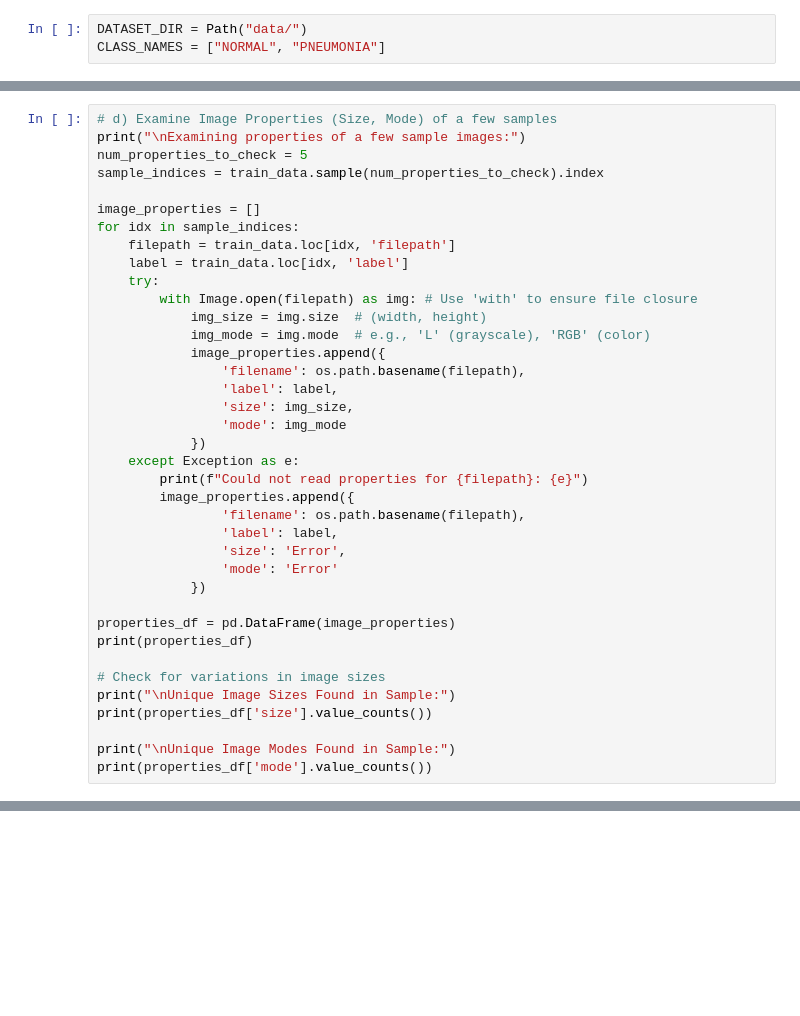
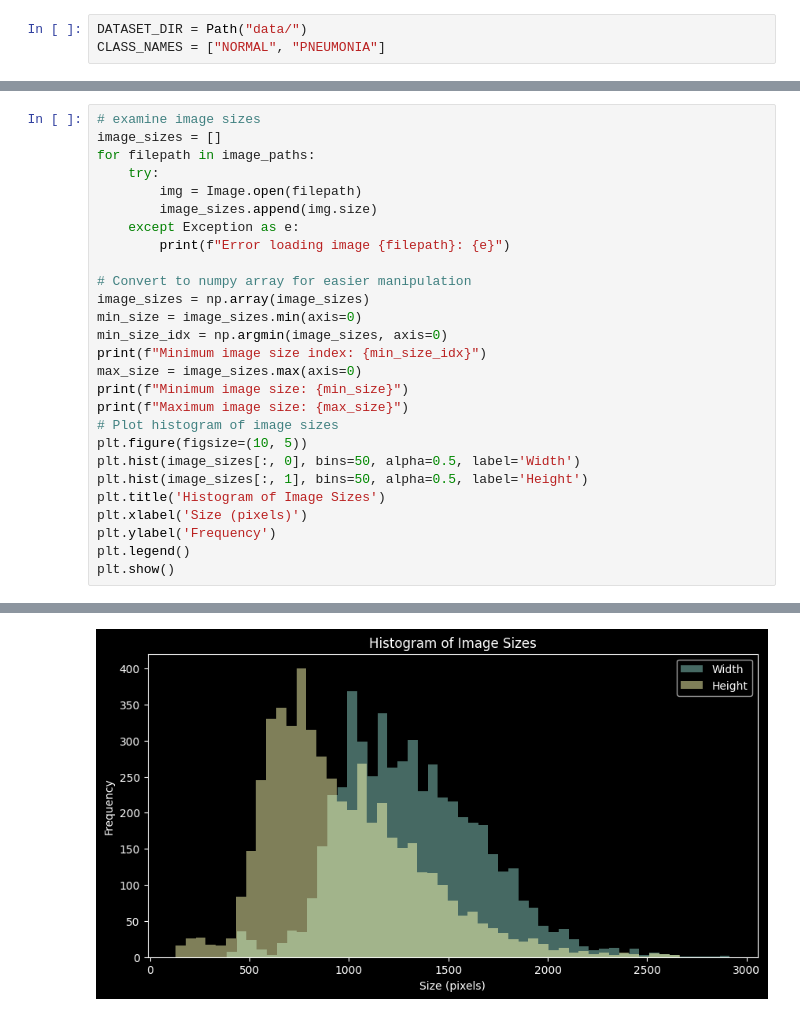
Before and after one commit to olivermarketos/Interpretability_and_Explainability, a Jupyter notebook: Q2_1_Exploratory_data_analysis.ipynb, the cells around one changed output, grey strips where cells are left out. Cells and saved outputs as stored; diff of their text form; blank space fills up the shorter version.

```diff
--- a/Q2_1_Exploratory_data_analysis.ipynb
+++ b/Q2_1_Exploratory_data_analysis.ipynb
@@ -109,39 +125,28 @@ plt.show()
 # %%
-# d) Examine Image Properties (Size, Mode) of a few samples
-print("\nExamining properties of a few sample images:")
-num_properties_to_check = 5
-sample_indices = train_data.sample(num_properties_to_check).index
+# examine image sizes
+image_sizes = []
+for filepath in image_paths:
+    try:
+        img = Image.open(filepath)
+        image_sizes.append(img.size)
+    except Exception as e:
+        print(f"Error loading image {filepath}: {e}")
 
-image_properties = []
-for idx in sample_indices:
-    filepath = train_data.loc[idx, 'filepath']
-    label = train_data.loc[idx, 'label']
-    try:
-        with Image.open(filepath) as img: # Use 'with' to ensure file closure
-            img_size = img.size  # (width, height)
-            img_mode = img.mode  # e.g., 'L' (grayscale), 'RGB' (color)
-            image_properties.append({
-                'filename': os.path.basename(filepath),
-                'label': label,
-                'size': img_size,
-                'mode': img_mode
-            })
-    except Exception as e:
-        print(f"Could not read properties for {filepath}: {e}")
-        image_properties.append({
-                'filename': os.path.basename(filepath),
-                'label': label,
-                'size': 'Error',
-                'mode': 'Error'
-            })
-
-properties_df = pd.DataFrame(image_properties)
-print(properties_df)
-
-# Check for variations in image sizes
-print("\nUnique Image Sizes Found in Sample:")
-print(properties_df['size'].value_counts())
-
-print("\nUnique Image Modes Found in Sample:")
-print(properties_df['mode'].value_counts())
+# Convert to numpy array for easier manipulation
+image_sizes = np.array(image_sizes)
+min_size = image_sizes.min(axis=0)
+min_size_idx = np.argmin(image_sizes, axis=0)
+print(f"Minimum image size index: {min_size_idx}")
+max_size = image_sizes.max(axis=0)
+print(f"Minimum image size: {min_size}")
+print(f"Maximum image size: {max_size}")
+# Plot histogram of image sizes
+plt.figure(figsize=(10, 5))
+plt.hist(image_sizes[:, 0], bins=50, alpha=0.5, label='Width')
+plt.hist(image_sizes[:, 1], bins=50, alpha=0.5, label='Height')
+plt.title('Histogram of Image Sizes')
+plt.xlabel('Size (pixels)')
+plt.ylabel('Frequency')
+plt.legend()
+plt.show()
 # %% [output]
@@ -164,0 +156 @@ Name: count, dtype: int64
+[figure, added]
```
Also changed, not shown: parts of 7 cells of this notebook, 11 other files.
